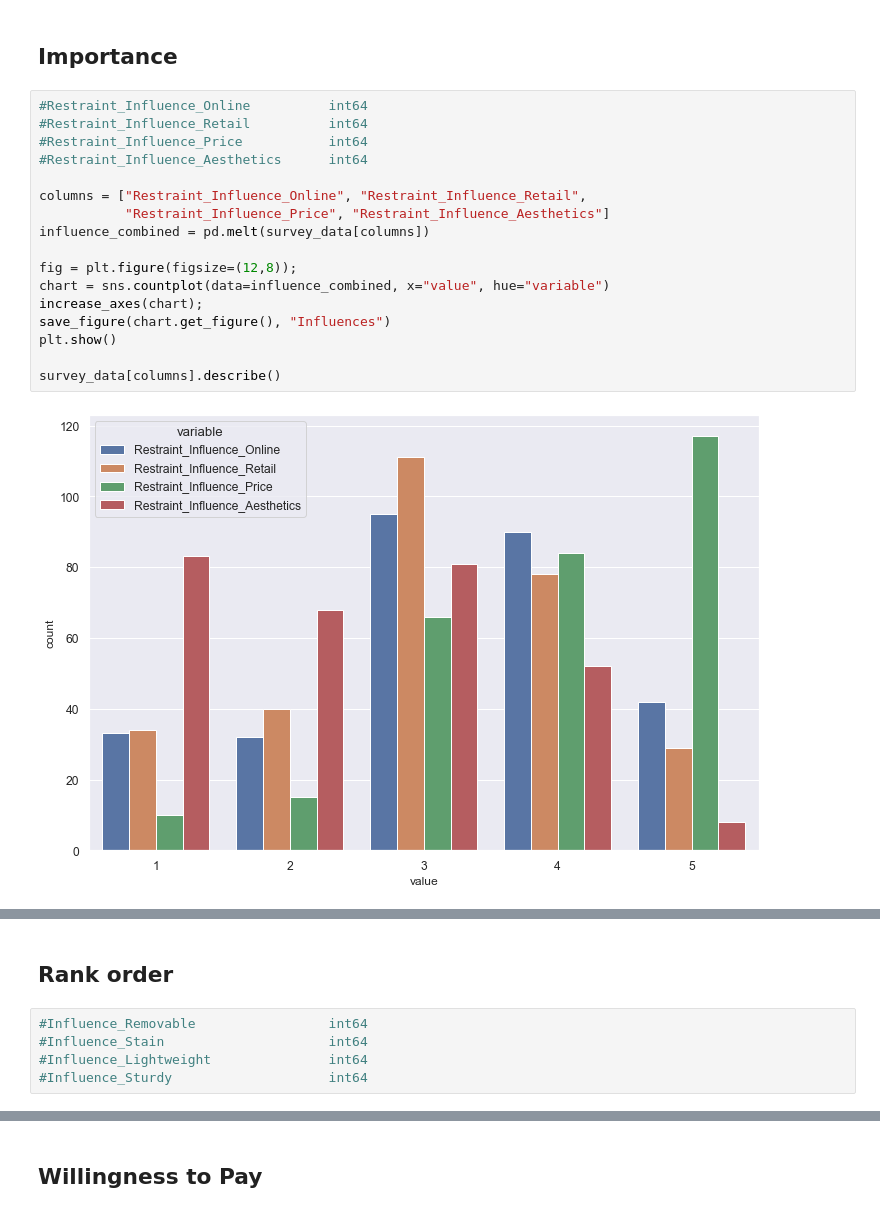
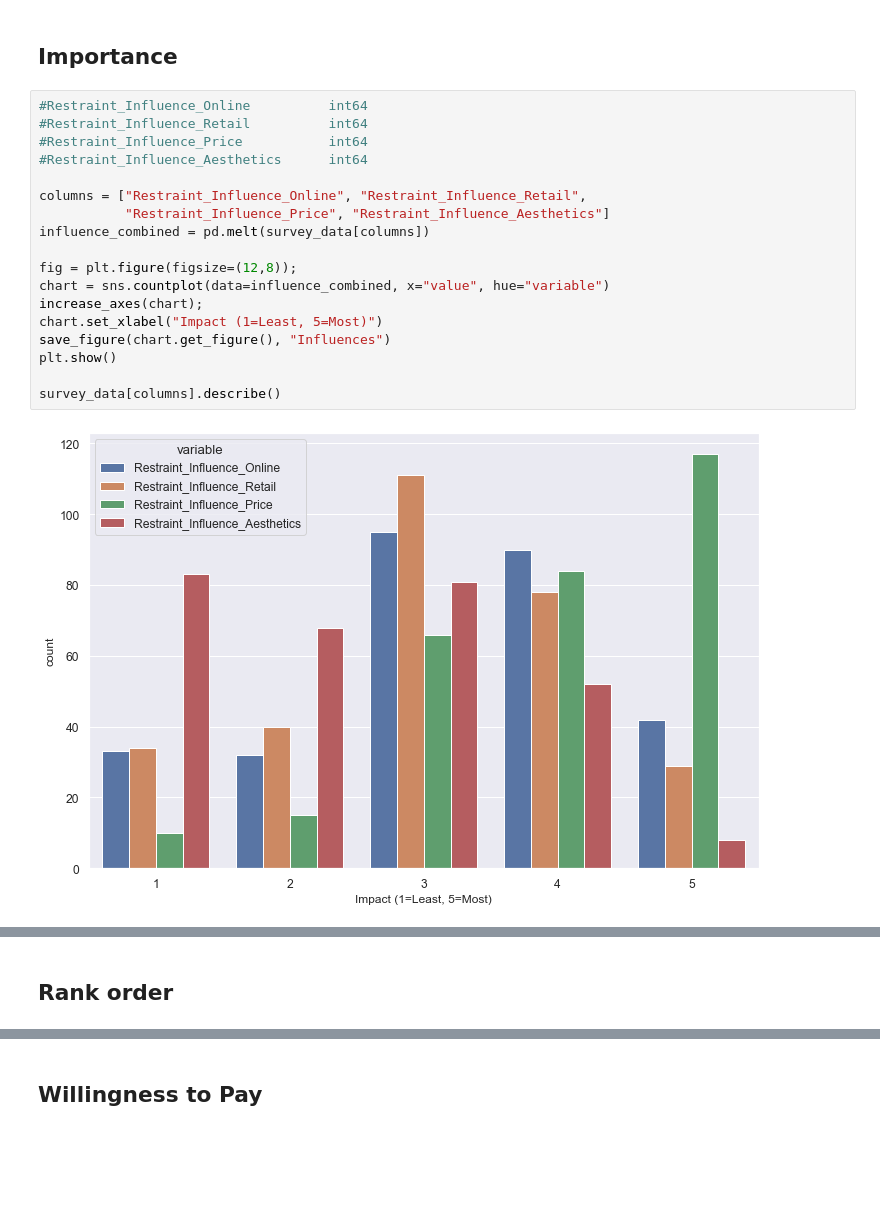
Before and after one commit to markhary/emba912_survey, a Jupyter notebook: ruby.ipynb, the cells around one changed output, grey strips where cells are left out. Cells and saved outputs as stored; diff of their text form; blank space fills up the shorter version.

```diff
--- a/ruby.ipynb
+++ b/ruby.ipynb
@@ -403,22 +424,23 @@ Name: Paid_Restraint, dtype: float64
 # %%
 #Restraint_Influence_Online          int64
 #Restraint_Influence_Retail          int64
 #Restraint_Influence_Price           int64
 #Restraint_Influence_Aesthetics      int64
 
 columns = ["Restraint_Influence_Online", "Restraint_Influence_Retail",
            "Restraint_Influence_Price", "Restraint_Influence_Aesthetics"]
 influence_combined = pd.melt(survey_data[columns])
 
 fig = plt.figure(figsize=(12,8));
 chart = sns.countplot(data=influence_combined, x="value", hue="variable")
 increase_axes(chart);
+chart.set_xlabel("Impact (1=Least, 5=Most)")
 save_figure(chart.get_figure(), "Influences")
 plt.show()
 
 survey_data[columns].describe()
 # %% [output]
-[figure, old version]
+[figure, new version]
 |  | Restraint_Influence_Online | Restraint_Influence_Retail | Restraint_Influence_Price | Restraint_Influence_Aesthetics |
 | count | 292.000000 | 292.000000 | 292.000000 | 292.000000 |
 | mean | 3.260274 | 3.095890 | 3.969178 | 2.431507 |
@@ -430,8 +452,3 @@ survey_data[columns].describe()
 | max | 5.000000 | 5.000000 | 5.000000 | 5.000000 |
 # %% [markdown]
 ## Rank order
-# %%
-#Influence_Removable                 int64
-#Influence_Stain                     int64
-#Influence_Lightweight               int64
-#Influence_Sturdy                    int64
```
Also changed, not shown: parts of 5 cells of this notebook, 7 other files.
